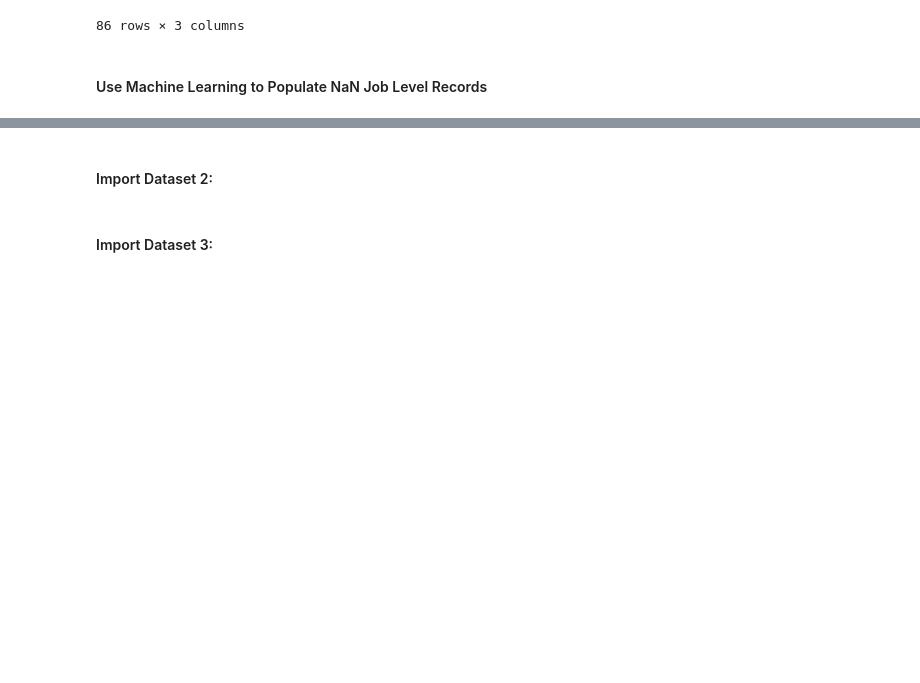
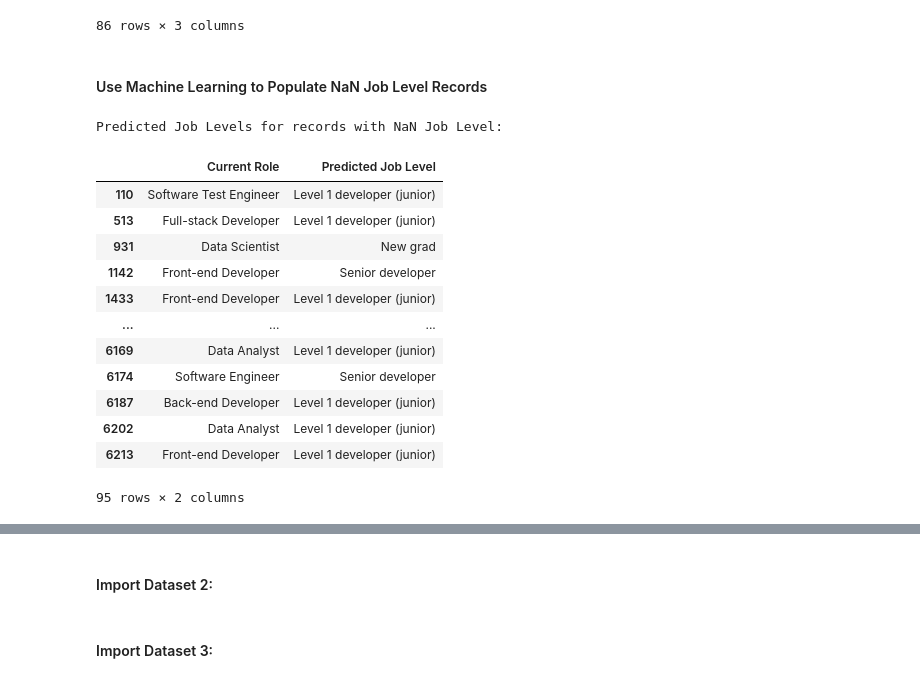
Before and after one commit to IT4063C-Fall24/final-project-yaumj, a Jupyter notebook: source.ipynb, the cells around one changed output, grey strips where cells are left out. Cells and saved outputs as stored; diff of their text form; code cells hidden in the pictures; blank space fills up the shorter version.

Commit message:
Used KNearestNeighbors to add Job Level classification to empty Job Level records.

```diff
--- a/source.ipynb
+++ b/source.ipynb
@@ -624,0 +623,53 @@ display(role_level_counts)
+# %%
+# Use KNearestNeighbors to determine most likely Job Level based on age, gender, and current role
+
+# Prepare the DataFrame for KNN training
+train_df = worker_responses_values_df[worker_responses_values_df['Job Level'].notna()].copy()
+
+# Create numeric mappings for Age and Gender for training
+train_df.loc[:, 'Age Numeric'] = train_df['Age'].map(age_mapping)
+train_df.loc[:, 'Gender Numeric'] = train_df['Gender'].map(gender_mapping)
+
+# Encode Current Role using Label Encoding
+le_role = LabelEncoder()
+train_df.loc[:, 'Current Role Encoded'] = le_role.fit_transform(train_df['Current Role'])
+
+# Prepare the feature set and target variable for training
+X_train = train_df[['Age Numeric', 'Gender Numeric', 'Current Role Encoded']]
+y_train = train_df['Job Level']
+
+# Filter the rows with NaN Job Level for predictions
+predict_df = worker_responses_values_df[worker_responses_values_df['Job Level'].isna()].copy()
+predict_df.loc[:, 'Age Numeric'] = predict_df['Age'].map(age_mapping)
+predict_df.loc[:, 'Gender Numeric'] = predict_df['Gender'].map(gender_mapping)
+predict_df.loc[:, 'Current Role Encoded'] = le_role.transform(predict_df['Current Role'])
+
+# Create the feature set for predictions
+X_predict = predict_df[['Age Numeric', 'Gender Numeric', 'Current Role Encoded']]
+
+# Initialize and fit KNN model
+knn = KNeighborsClassifier(n_neighbors=5)
+knn.fit(X_train, y_train)
+
+# Predict NaN Job Levels
+predicted_levels = knn.predict(X_predict)
+
+# Display the predictions before overwriting the original DataFrame
+predict_df['Predicted Job Level'] = predicted_levels
+print("Predicted Job Levels for records with NaN Job Level:")
+display(predict_df[['Current Role', 'Predicted Job Level']])
+# %% [output]
+Predicted Job Levels for records with NaN Job Level:
+|  | Current Role | Predicted Job Level |
+| 110 | Software Test Engineer | Level 1 developer (junior) |
+| 513 | Full-stack Developer | Level 1 developer (junior) |
+| 931 | Data Scientist | New grad |
+| 1142 | Front-end Developer | Senior developer |
+| 1433 | Front-end Developer | Level 1 developer (junior) |
+| ... | ... | ... |
+| 6169 | Data Analyst | Level 1 developer (junior) |
+| 6174 | Software Engineer | Senior developer |
+| 6187 | Back-end Developer | Level 1 developer (junior) |
+| 6202 | Data Analyst | Level 1 developer (junior) |
+| 6213 | Front-end Developer | Level 1 developer (junior) |
+95 rows × 2 columns
```
Also changed, not shown: parts of 2 cells of this notebook.
